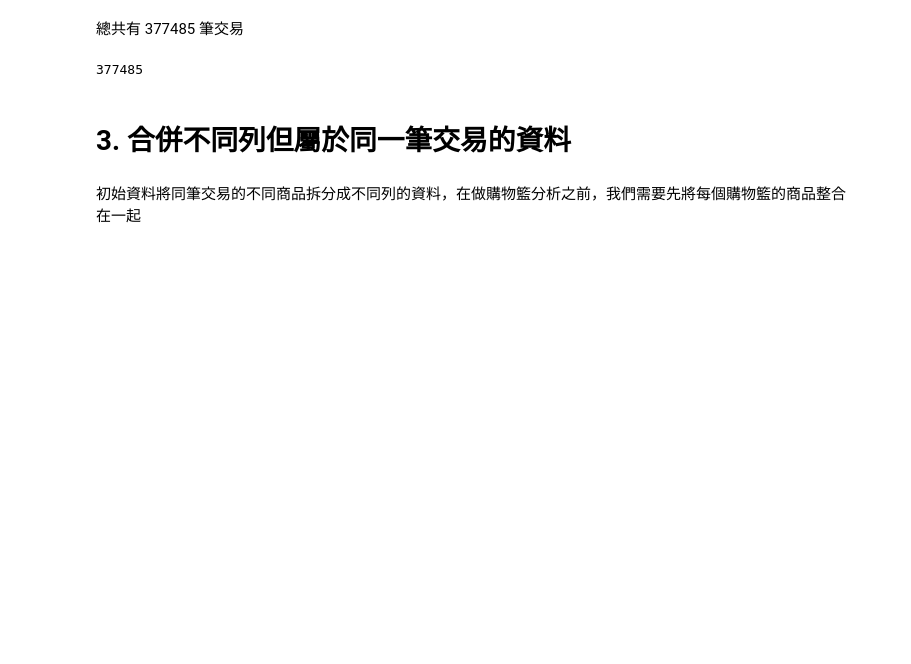
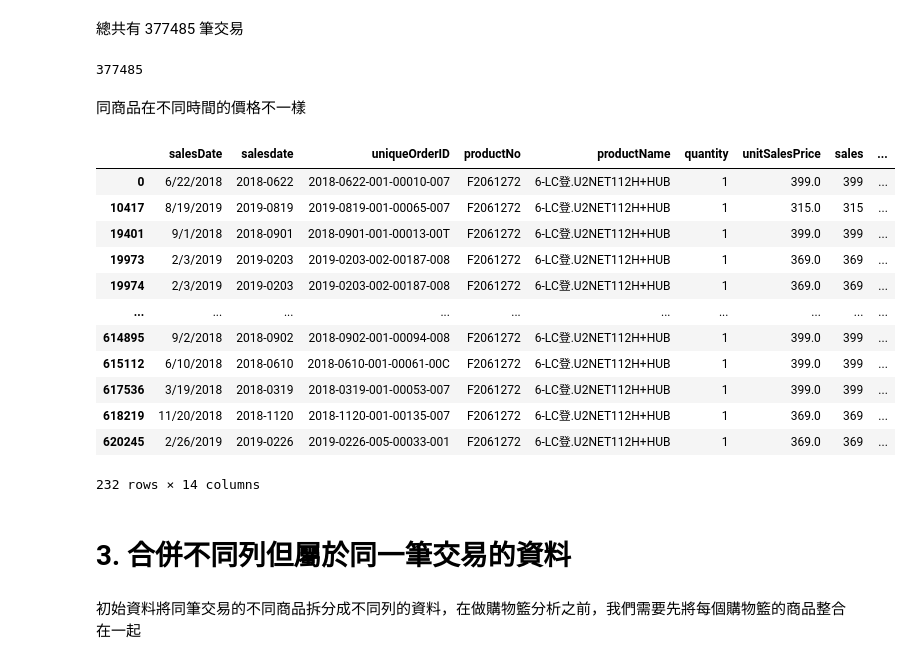
Before and after one commit to QI-XIANG/NCU_Data-Mining-for-Business-Analytics, a Jupyter notebook: 作業2/作業2.ipynb, the cells around one changed output. Cells and saved outputs as stored; diff of their text form; code cells hidden in the pictures; blank space fills up the shorter version.

```diff
--- a/作業2/作業2.ipynb
+++ b/作業2/作業2.ipynb
@@ -40,6 +40,24 @@ len(df.productName.astype('string').unique())
 len(df.uniqueOrderID.unique())
 # %% [output]
 377485
+# %% [markdown]
+同商品在不同時間的價格不一樣
+# %%
+df[df['productName']=='6-LC登.U2NET112H+HUB']
+# %% [output]
+|  | salesDate | salesdate | uniqueOrderID | productNo | productName | quantity | unitSalesPrice | sales | ... |
+| 0 | 6/22/2018 | 2018-0622 | 2018-0622-001-00010-007 | F2061272 | 6-LC登.U2NET112H+HUB | 1 | 399.0 | 399 | ... |
+| 10417 | 8/19/2019 | 2019-0819 | 2019-0819-001-00065-007 | F2061272 | 6-LC登.U2NET112H+HUB | 1 | 315.0 | 315 | ... |
+| 19401 | 9/1/2018 | 2018-0901 | 2018-0901-001-00013-00T | F2061272 | 6-LC登.U2NET112H+HUB | 1 | 399.0 | 399 | ... |
+| 19973 | 2/3/2019 | 2019-0203 | 2019-0203-002-00187-008 | F2061272 | 6-LC登.U2NET112H+HUB | 1 | 369.0 | 369 | ... |
+| 19974 | 2/3/2019 | 2019-0203 | 2019-0203-002-00187-008 | F2061272 | 6-LC登.U2NET112H+HUB | 1 | 369.0 | 369 | ... |
+| ... | ... | ... | ... | ... | ... | ... | ... | ... | ... |
+| 614895 | 9/2/2018 | 2018-0902 | 2018-0902-001-00094-008 | F2061272 | 6-LC登.U2NET112H+HUB | 1 | 399.0 | 399 | ... |
+| 615112 | 6/10/2018 | 2018-0610 | 2018-0610-001-00061-00C | F2061272 | 6-LC登.U2NET112H+HUB | 1 | 399.0 | 399 | ... |
+| 617536 | 3/19/2018 | 2018-0319 | 2018-0319-001-00053-007 | F2061272 | 6-LC登.U2NET112H+HUB | 1 | 399.0 | 399 | ... |
+| 618219 | 11/20/2018 | 2018-1120 | 2018-1120-001-00135-007 | F2061272 | 6-LC登.U2NET112H+HUB | 1 | 369.0 | 369 | ... |
+| 620245 | 2/26/2019 | 2019-0226 | 2019-0226-005-00033-001 | F2061272 | 6-LC登.U2NET112H+HUB | 1 | 369.0 | 369 | ... |
+232 rows × 14 columns
 # %% [markdown]
 # 3. 合併不同列但屬於同一筆交易的資料
 # %% [markdown]
```
Also changed, not shown: parts of 18 cells of this notebook.
